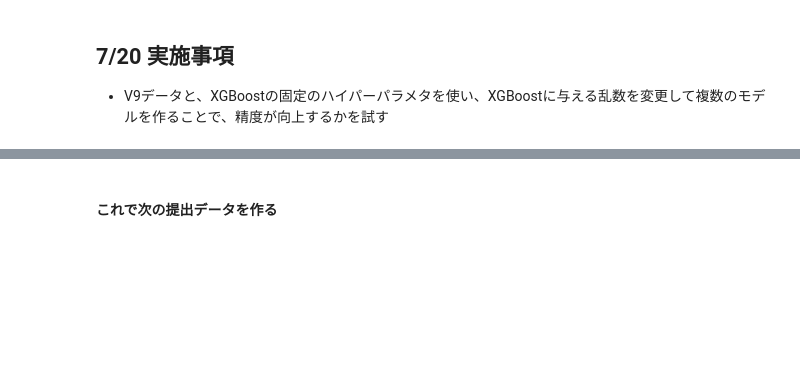
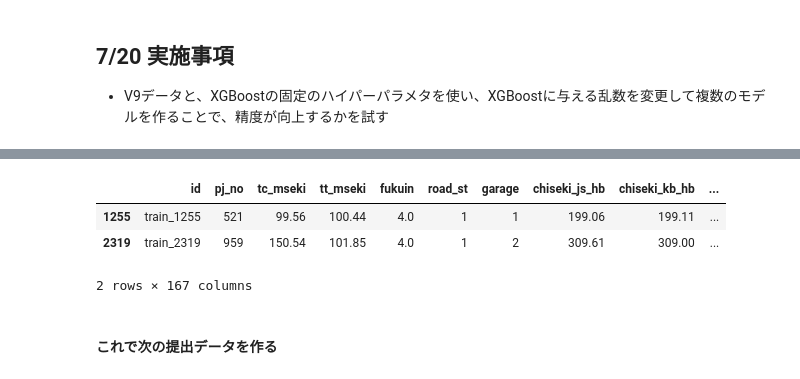
Before and after one commit to Satoshi-Kamakura/SIGNATE, a Jupyter notebook: competition1/Outlier-Survey-V9.ipynb, the cells around one changed output, grey strips where cells are left out. Drawn from its saved outputs; the diff is of its cells as text; code cells hidden in the pictures; blank space fills up the shorter version.

```diff
--- a/competition1/Outlier-Survey-V9.ipynb
+++ b/competition1/Outlier-Survey-V9.ipynb
@@ -118,0 +105,7 @@ Y_eval_pred['mean_error'].mean()
+# %%
+X_eval.head(2)
+# %% [output]
+|  | id | pj_no | tc_mseki | tt_mseki | fukuin | road_st | garage | chiseki_js_hb | chiseki_kb_hb | ... |
+| 1255 | train_1255 | 521 | 99.56 | 100.44 | 4.0 | 1 | 1 | 199.06 | 199.11 | ... |
+| 2319 | train_2319 | 959 | 150.54 | 101.85 | 4.0 | 1 | 2 | 309.61 | 309.00 | ... |
+2 rows × 167 columns
```
Also changed, not shown: parts of 17 cells of this notebook, 2 other files.
